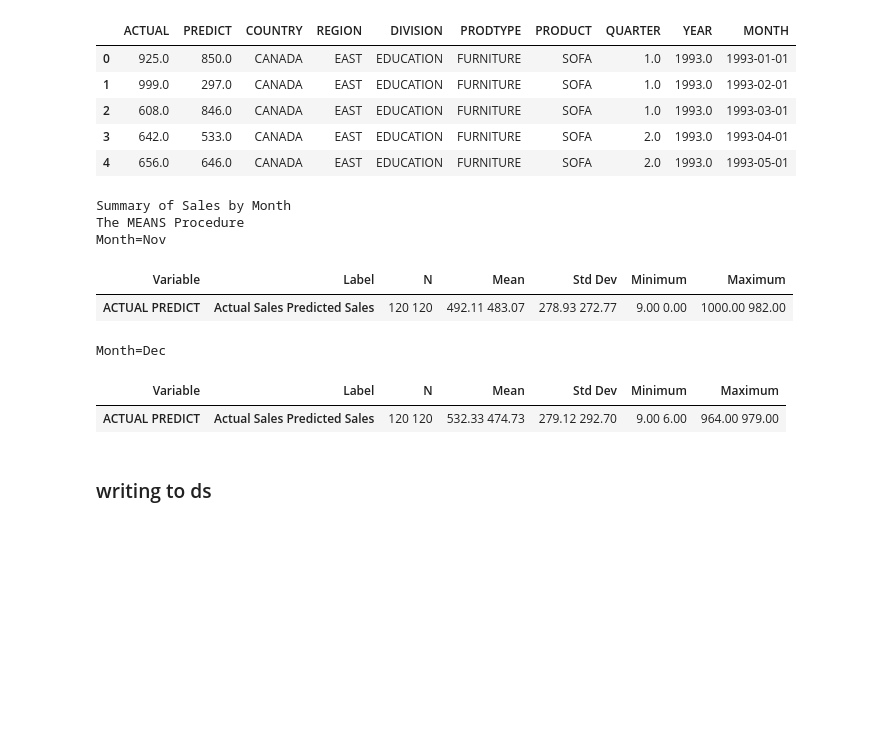
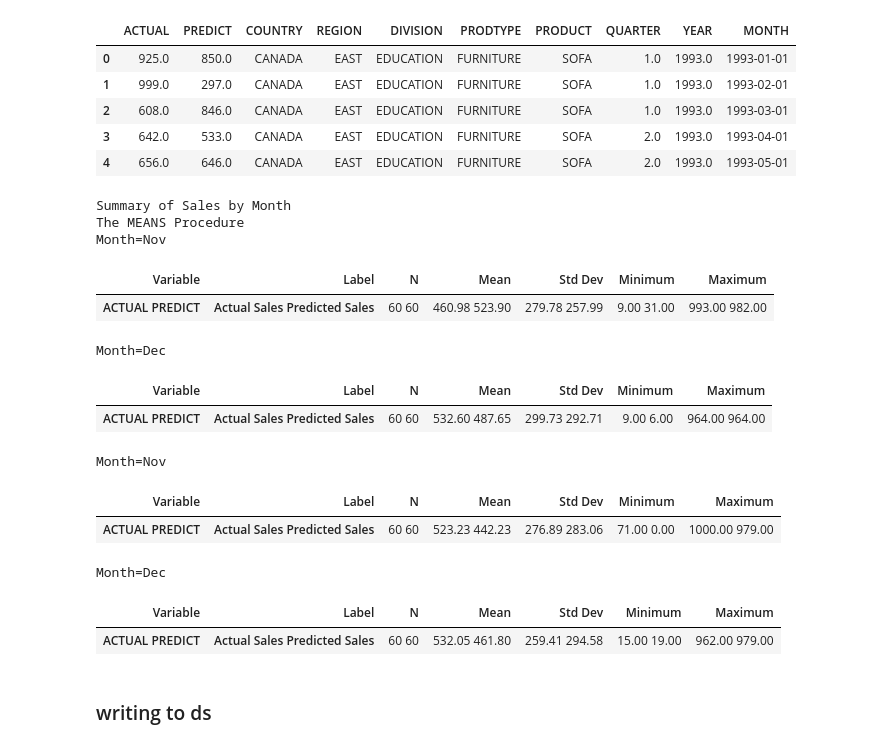
Before and after one commit to 0xdomyz/sas_collection, a Jupyter notebook: proc_data/proc_means.ipynb, the cells around one changed output. Saved outputs shown, nothing was run; the diff lists cells and outputs as text; code cells hidden in the pictures; blank space fills up the shorter version.

Commit message:
update proc means

```diff
--- a/proc_data/proc_means.ipynb
+++ b/proc_data/proc_means.ipynb
@@ -16,34 +16,41 @@ sas.sasdata('prdsale', 'sashelp').head()
 | 3 | 642.0 | 533.0 | CANADA | EAST | EDUCATION | FURNITURE | SOFA | 2.0 | 1993.0 | 1993-04-01 |
 | 4 | 656.0 | 646.0 | CANADA | EAST | EDUCATION | FURNITURE | SOFA | 2.0 | 1993.0 | 1993-05-01 |
 # %%
+# data need to be sorted on the by var, lol!
 # by gives multiple tables
 # var controls observations in the table
 # maxdec limits the number of decimal places in the output
 sas.submitLST(f"""
     DATA sales;
         set sashelp.prdsale;
         month2 = MONTH(month);
 
     PROC SORT DATA = sales;
-    BY month2;
+    BY month;
 
     * Calculate means by Month for flower sales;
     PROC MEANS DATA = sales MAXDEC = 2;
         where month2 > 10;
         BY month;
         VAR actual predict;
         TITLE 'Summary of Sales by Month';
     RUN;
 """)
 # %% [output]
 Summary of Sales by Month
 The MEANS Procedure
 Month=Nov
 | Variable | Label | N | Mean | Std Dev | Minimum | Maximum |
-| ACTUAL PREDICT | Actual Sales Predicted Sales | 120 120 | 492.11 483.07 | 278.93 272.77 | 9.00 0.00 | 1000.00 982.00 |
+| ACTUAL PREDICT | Actual Sales Predicted Sales | 60 60 | 460.98 523.90 | 279.78 257.99 | 9.00 31.00 | 993.00 982.00 |
 Month=Dec
 | Variable | Label | N | Mean | Std Dev | Minimum | Maximum |
-| ACTUAL PREDICT | Actual Sales Predicted Sales | 120 120 | 532.33 474.73 | 279.12 292.70 | 9.00 6.00 | 964.00 979.00 |
+| ACTUAL PREDICT | Actual Sales Predicted Sales | 60 60 | 532.60 487.65 | 299.73 292.71 | 9.00 6.00 | 964.00 964.00 |
+Month=Nov
+| Variable | Label | N | Mean | Std Dev | Minimum | Maximum |
+| ACTUAL PREDICT | Actual Sales Predicted Sales | 60 60 | 523.23 442.23 | 276.89 283.06 | 71.00 0.00 | 1000.00 979.00 |
+Month=Dec
+| Variable | Label | N | Mean | Std Dev | Minimum | Maximum |
+| ACTUAL PREDICT | Actual Sales Predicted Sales | 60 60 | 532.05 461.80 | 259.41 294.58 | 15.00 19.00 | 962.00 979.00 |
 # %% [markdown]
 ### writing to ds
 # %%
```
Also changed, not shown: parts of 1 cell of this notebook.
